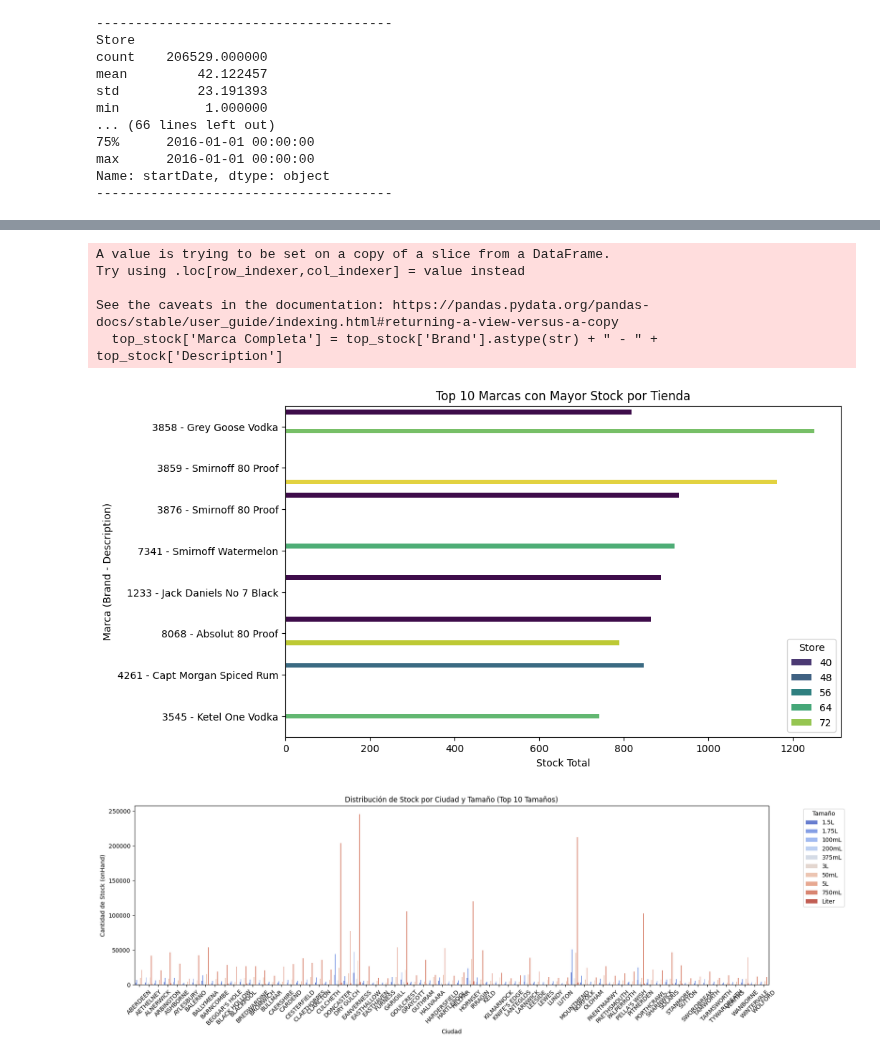
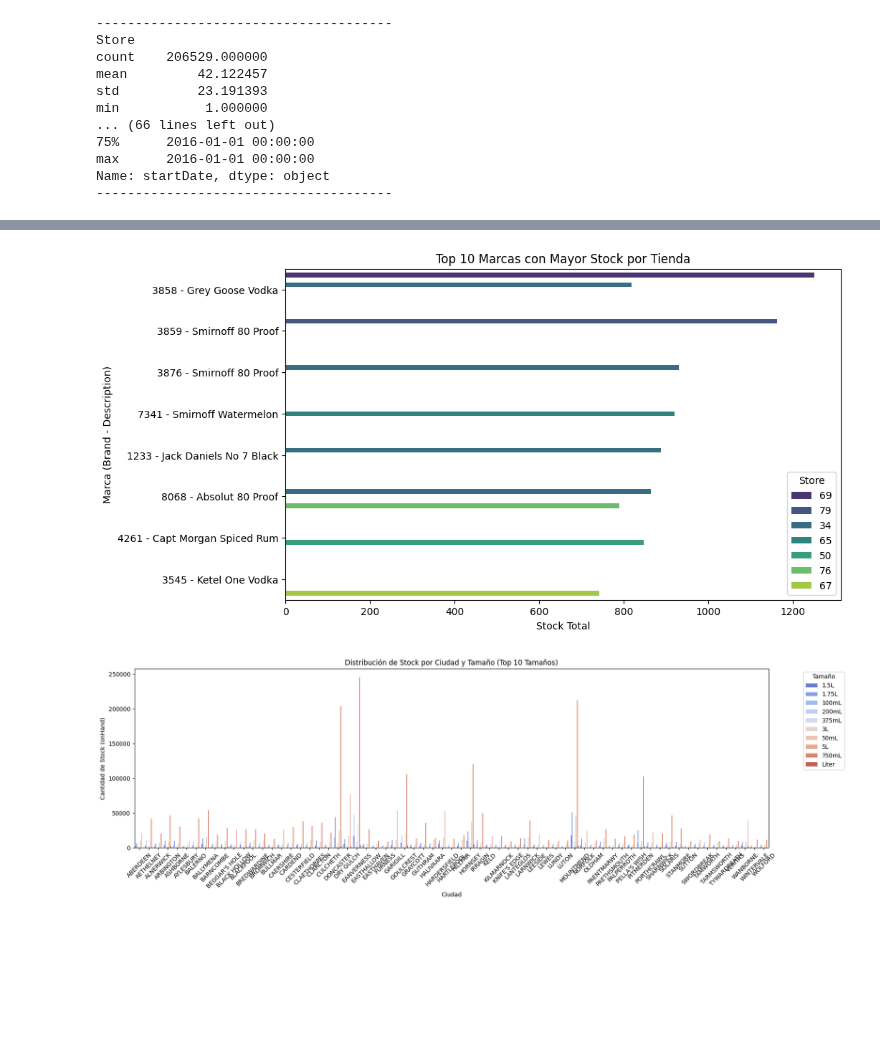
Before and after one commit to danipars/Analisis_Inventario_Distribuidora_Licores_AMCDrinks, a Jupyter notebook: EDA/InventarioInicialTienda.ipynb, the cells around one changed output, grey strips where cells are left out. Drawn from its saved outputs; the diff is of its cells as text; code cells hidden in the pictures; blank space fills up the shorter version.

Commit message:
Updates Inventarios Iniciales y Finales

```diff
--- a/EDA/InventarioInicialTienda.ipynb
+++ b/EDA/InventarioInicialTienda.ipynb
@@ -221,16 +221,16 @@ max      2016-01-01 00:00:00
 Name: startDate, dtype: object
 --------------------------------------
 # %%
-# Agrupar por 'Store', 'Brand' y 'description' y sumar el stock de 'onHand'
-StockEnTienda = df_InventarioInicial.groupby(['Store', 'Brand', 'Description'])['onHand'].sum().reset_index(name='Stock Total')
+# Agrupar por 'Store', 'Brand' y 'Description' y sumar el stock de 'onHand'
+StockInicialEnTienda = df_InventarioInicial.groupby(['Store', 'Brand', 'Description'])['onHand'].sum().reset_index(name='Stock Inicial Total')
 
-# Ordenar por la columna 'Stock Total' en orden descendente para ver las combinaciones con mayor stock
-StockEnTienda = StockEnTienda.sort_values(by='Stock Total', ascending=False)
+# Ordenar por la columna 'Stock Inicial Total' en orden descendente para ver las combinaciones con mayor stock
+StockInicialEnTienda = StockInicialEnTienda.sort_values(by='Stock Inicial Total', ascending=False)
 
 # Seleccionar las 10 combinaciones con mayor stock
-top_stock = StockEnTienda.head(10)
+top_beg_stock = StockInicialEnTienda.head(10)
 
 # Mostrar la tabla de las 10 tiendas, marcas y nombres con mayor stock
-print("Top 10 Marcas con Mayor Stock por Tienda:")
-print(top_stock)
+print("Top 10 Marcas con Mayor Stock Inicial por Tienda:")
+print(top_beg_stock)
 # %% [output]
@@ -249,24 +249,19 @@ Top 10 Marcas con Mayor Stock por Tienda:
 # %%
 # Crear una nueva columna que combine 'Brand' y 'Description' para mostrar en el gráfico
-top_stock['Marca Completa'] = top_stock['Brand'].astype(str) + " - " + top_stock['Description']
+top_beg_stock['Marca Completa'] = top_beg_stock['Brand'].astype(str) + " - " + top_beg_stock['Description']
 
 # Gráfico de barras horizontales para el top 10 de marcas con mayor stock por tienda
 plt.figure(figsize=(10, 6))
-sns.barplot(x='Stock Total', y='Marca Completa', hue='Store', data=top_stock, palette='viridis')
+sns.barplot(x='Stock Total', y='Marca Completa', hue='Store', data=top_beg_stock, palette='viridis')
 
 # Título y etiquetas
 plt.title('Top 10 Marcas con Mayor Stock por Tienda')
 plt.xlabel('Stock Total')
 plt.ylabel('Marca (Brand - Description)')
 
 plt.show()
 # %% [output]
-A value is trying to be set on a copy of a slice from a DataFrame.
-Try using .loc[row_indexer,col_indexer] = value instead
-
-See the caveats in the documentation: https://pandas.pydata.org/pandas-docs/stable/user_guide/indexing.html#returning-a-view-versus-a-copy
-  top_stock['Marca Completa'] = top_stock['Brand'].astype(str) + " - " + top_stock['Description']
-[figure, old version]
+[figure, new version]
 # %%
 # Calcular el stock total por tamaño
 stock_por_tamano = df_InventarioInicial.groupby('Size')['onHand'].sum().reset_index()
```
Also changed, not shown: parts of 6 cells of this notebook, 1 other file.
